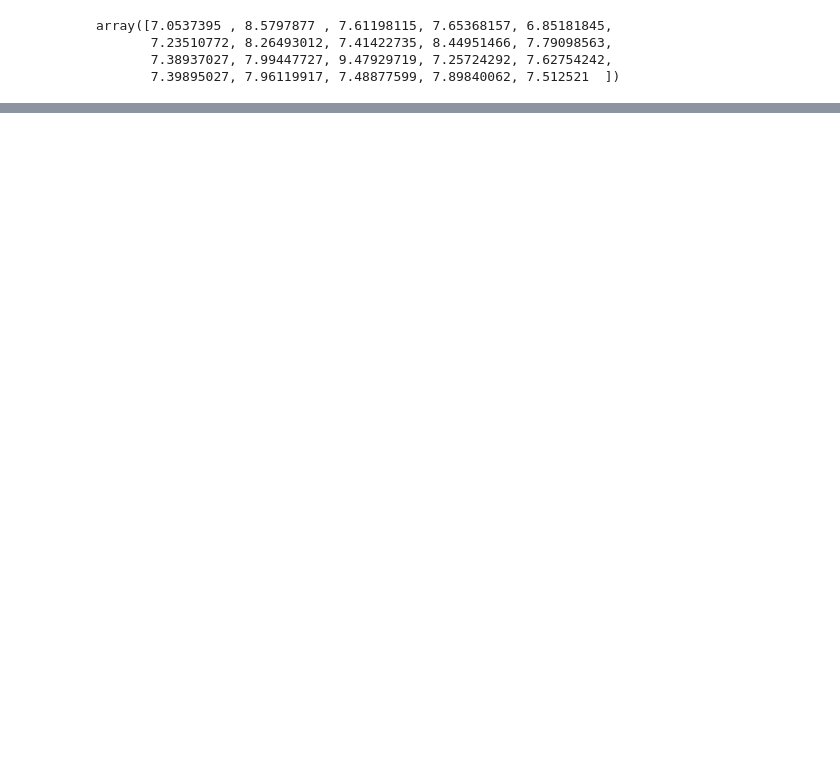
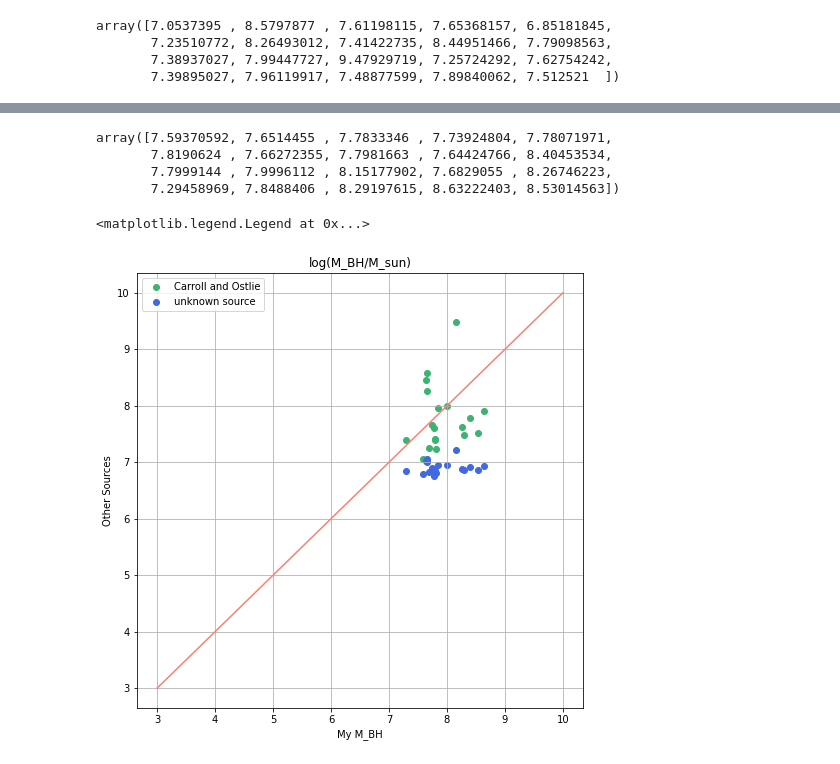
Before and after one commit to Natacha-U/Snr-Prj, a Jupyter notebook: Notebooks/H-Alpha/Area_Calculator.ipynb, the cells around one changed output, grey strips where cells are left out. Saved outputs shown, nothing was run; the diff lists cells and outputs as text; code cells hidden in the pictures; blank space fills up the shorter version.

```diff
--- a/Notebooks/H-Alpha/Area_Calculator.ipynb
+++ b/Notebooks/H-Alpha/Area_Calculator.ipynb
@@ -247,0 +270,33 @@ plt.scatter(ha_table_1['log10 (M_BH / M_sun)'], M_BH_Carroll_Ostlie, color = 'me
+# %%
+f = 6.91
+g = 2
+h = 0.5
+
+fwhm = np.log10(np.array(ha_table_1['FWHM km/s'])/1000)
+fwhm
+lum = np.log10(6563/(10**42) * np.array(ha_table_1['L erg/s']))
+lum
+marinello = f + g * fwhm + h * lum
+marinello
+# %% [output]
+array([7.59370592, 7.6514455 , 7.7833346 , 7.73924804, 7.78071971,
+       7.8190624 , 7.66272355, 7.7981663 , 7.64424766, 8.40453534,
+       7.7999144 , 7.9996112 , 8.15177902, 7.6829055 , 8.26746223,
+       7.29458969, 7.8488406 , 8.29197615, 8.63222403, 8.53014563])
+# %%
+plt.figure(figsize = (8,8))
+plt.grid()
+# plt.xlim(350,650)
+# plt.ylim(350,650)
+plt.xlabel('My M_BH')
+plt.ylabel('Other Sources')
+plt.title('log(M_BH/M_sun)')
+plt.plot([3,10], [3,10], color = 'salmon')
+plt.scatter(marinello, M_BH_Carroll_Ostlie, color = 'mediumseagreen',
+            label = 'Carroll and Ostlie')
+plt.scatter(marinello, M_BH_unknown_source, color = 'royalblue',
+            label = 'unknown source')
+plt.legend()
+# %% [output]
+<matplotlib.legend.Legend at 0x...>
+[figure, added]
```
Also changed, not shown: parts of 11 cells of this notebook.
